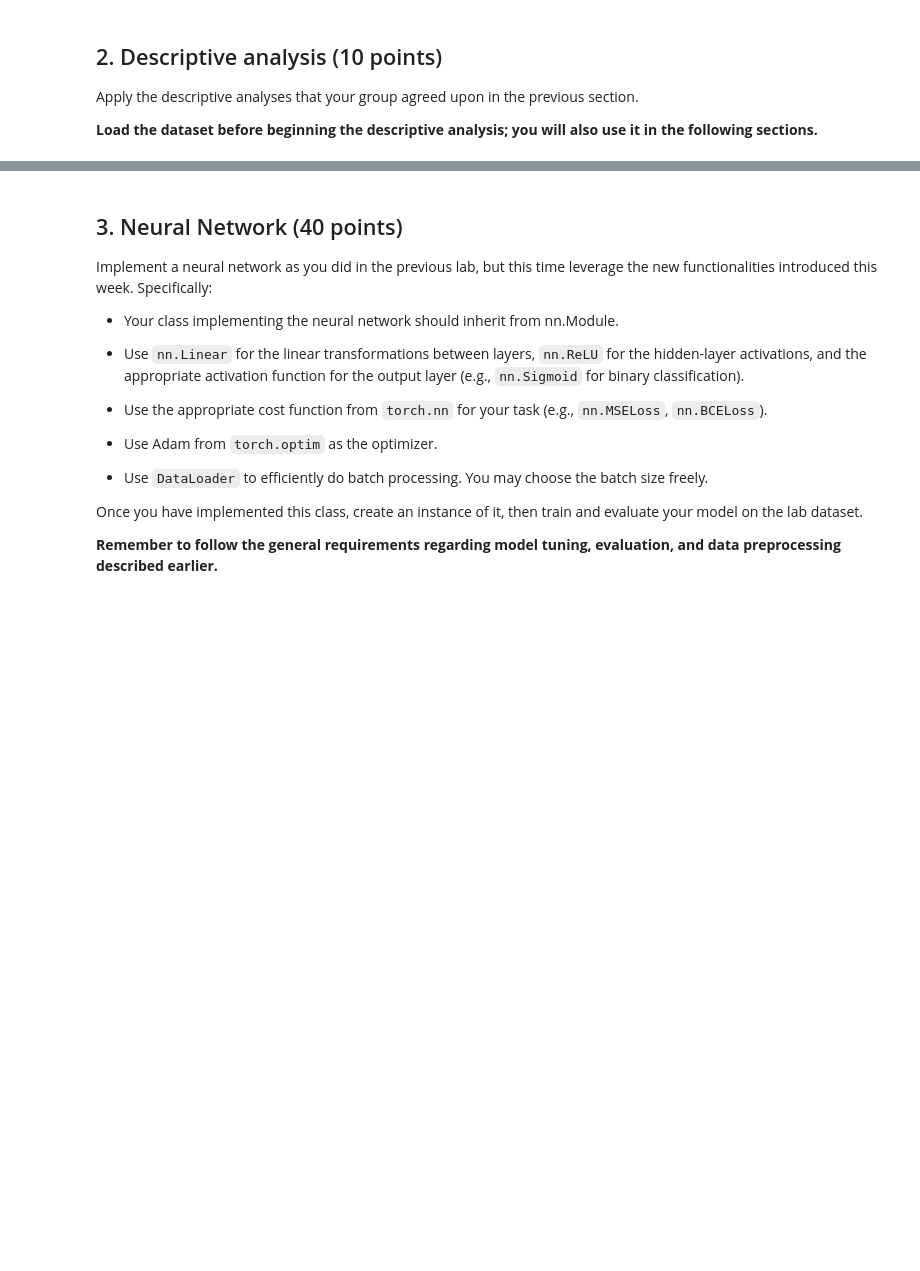
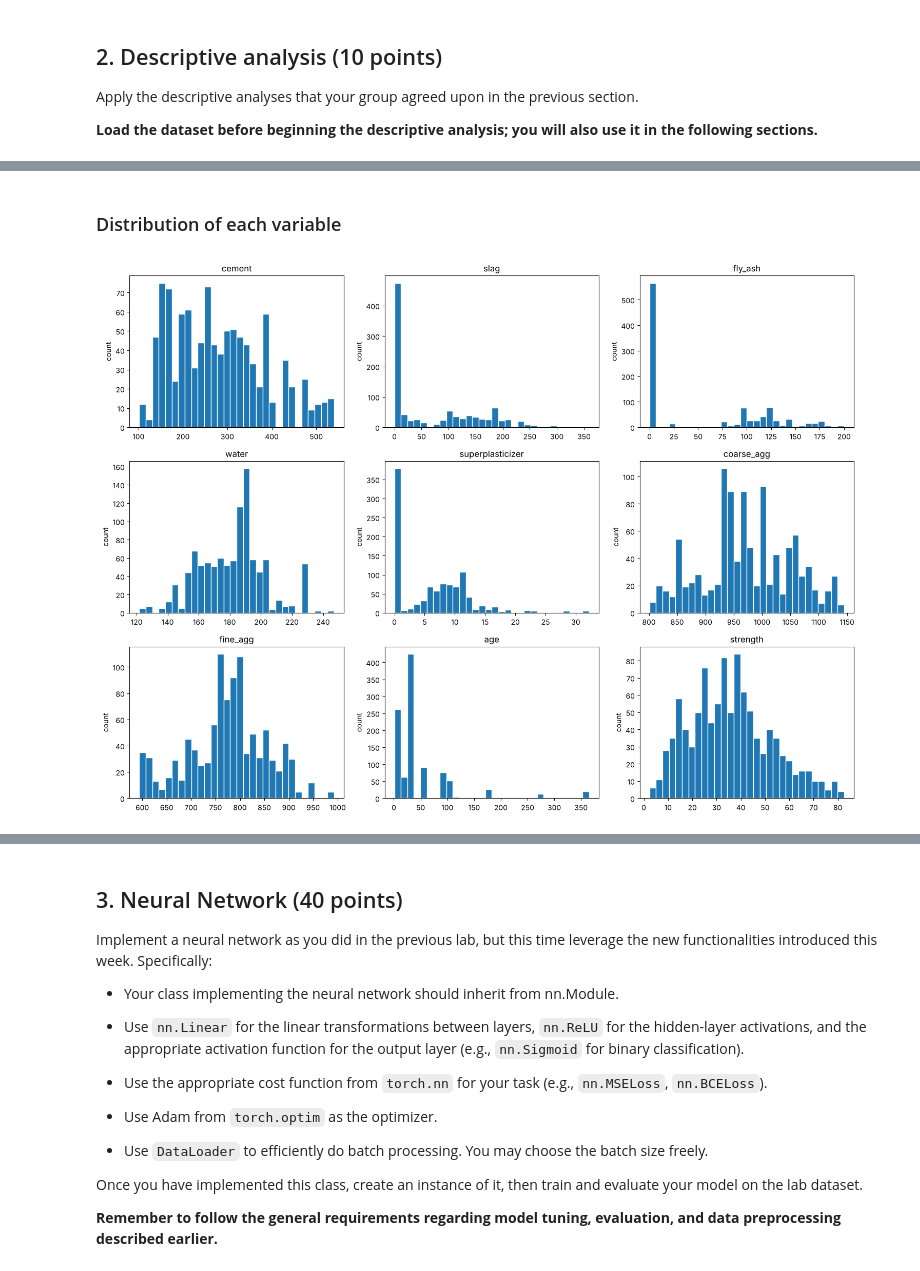
Before and after one commit to AudreyStelle/ML-Lab-3-Non-linear-Dimensionality-Reduction---t-SNE-and-UMAP, a Jupyter notebook: 05-neural-networks-real-data.ipynb, the cells around one changed output, grey strips where cells are left out. Cells and saved outputs as stored; diff of their text form; code cells hidden in the pictures; blank space fills up the shorter version.

```diff
--- a/05-neural-networks-real-data.ipynb
+++ b/05-neural-networks-real-data.ipynb
@@ -69,0 +75,16 @@ Apply the descriptive analyses that your group agreed upon in the previous secti
+# %%
+import numpy as np
+import pandas as pd
+import matplotlib.pyplot as plt
+
+# load the data and give the columns shorter names (same order as in the file)
+df = pd.read_excel("Concrete_Data.xls")
+df.columns = ["cement", "slag", "fly_ash", "water", "superplasticizer",
+              "coarse_agg", "fine_agg", "age", "strength"]
+
+# inputs (X) and outcome (y) for the next sections
+X = df.drop(columns="strength")
+y = df["strength"]
+
+print(df.shape)
+df.head()
@@ -69,0 +126,12 @@ Apply the descriptive analyses that your group agreed upon in the previous secti
+# %% [markdown]
+### Distribution of each variable
+# %%
+fig, axes = plt.subplots(3, 3, figsize=(15, 11))
+for ax, col in zip(axes.ravel(), df.columns):
+    ax.hist(df[col], bins=30, edgecolor="white")
+    ax.set_title(col)
+    ax.set_ylabel("count")
+plt.tight_layout()
+plt.show()
+# %% [output]
+[figure, added]
```
Also changed, not shown: parts of 18 cells of this notebook, 1 other file.
